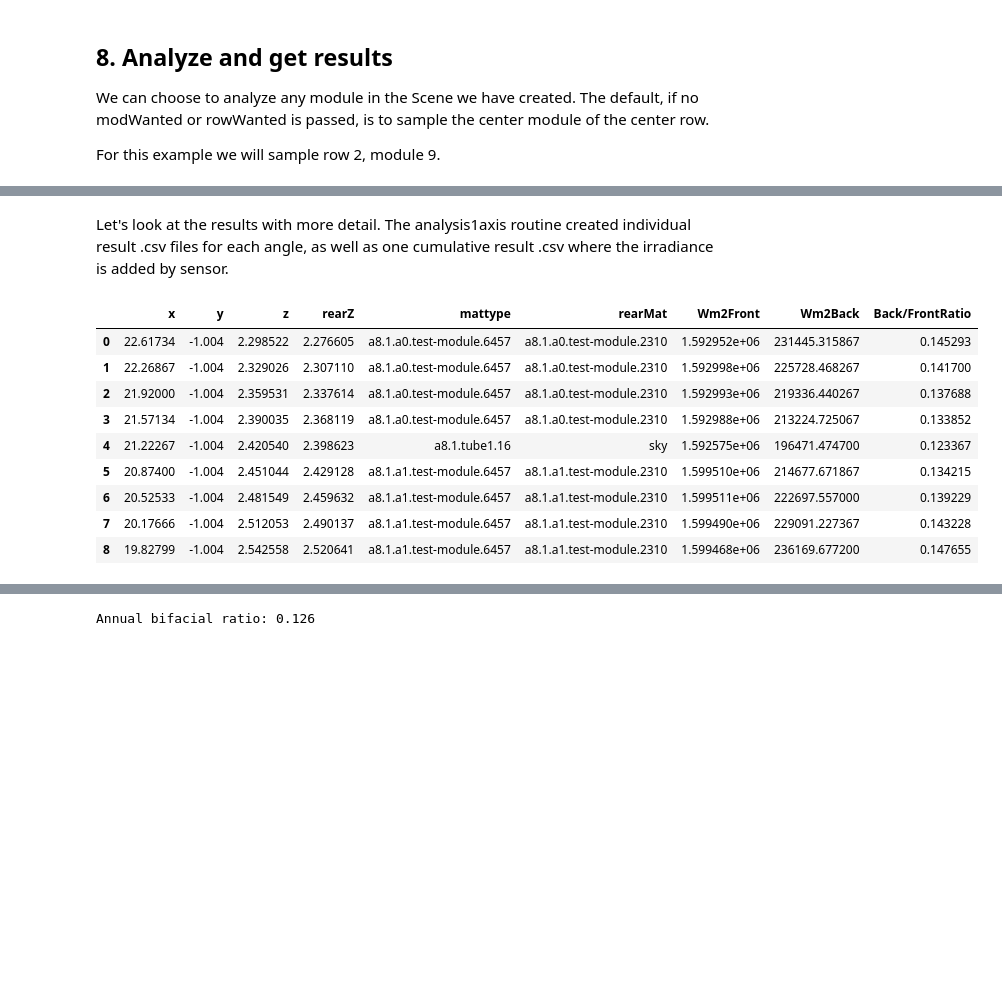
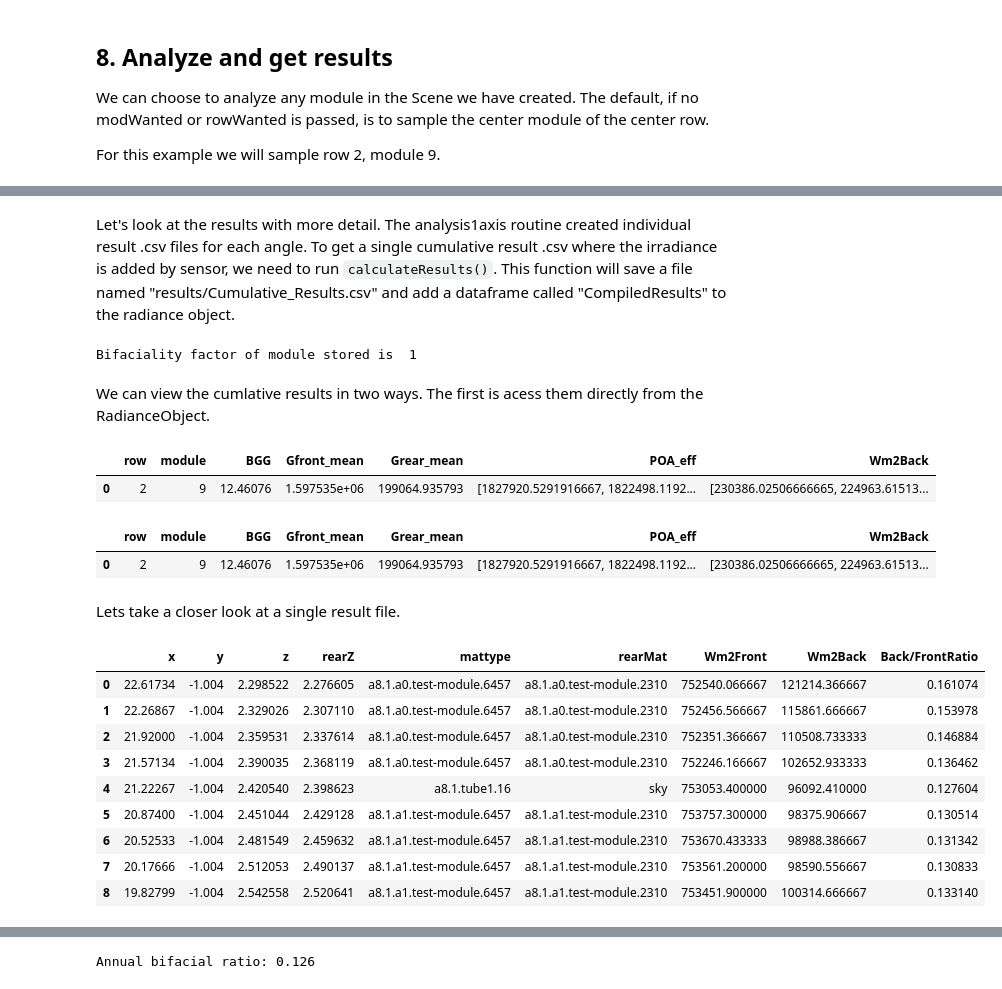
Before and after one commit to NREL/bifacial_radiance, a Jupyter notebook: docs/tutorials/2 - Introductory Example - Single Axis Tracking with cumulative Sky.ipynb, the cells around one changed output, grey strips where cells are left out. Cells and saved outputs as stored; diff of their text form; code cells hidden in the pictures; blank space fills up the shorter version.

```diff
--- a/docs/tutorials/2 - Introductory Example - Single Axis Tracking with cumulative Sky.ipynb
+++ b/docs/tutorials/2 - Introductory Example - Single Axis Tracking with cumulative Sky.ipynb
@@ -238,19 +228,40 @@ Saved: cumulative_results__Row_2_Module_09.csv
 # %% [markdown]
-Let's look at the results with more detail. The analysis1axis routine created individual result .csv files for each angle, as well as one cumulative result .csv where the irradiance is added by sensor.
+Let's look at the results with more detail. The analysis1axis routine created individual result .csv files for each angle. To get a single cumulative result .csv where the irradiance is added by sensor, we need to run `calculateResults()`. This function will save a file named "results/Cumulative_Results.csv" and add a dataframe called "CompiledResults" to the radiance object.
-# %%
-results = load.read1Result('cumulative_results__Row_2_Module_09.csv')
-results
-# %% [output]
-|  | x | y | z | rearZ | mattype | rearMat | Wm2Front | Wm2Back | Back/FrontRatio |
-| 0 | 22.61734 | -1.004 | 2.298522 | 2.276605 | a8.1.a0.test-module.6457 | a8.1.a0.test-module.2310 | 1.592952e+06 | 231445.315867 | 0.145293 |
-| 1 | 22.26867 | -1.004 | 2.329026 | 2.307110 | a8.1.a0.test-module.6457 | a8.1.a0.test-module.2310 | 1.592998e+06 | 225728.468267 | 0.141700 |
-| 2 | 21.92000 | -1.004 | 2.359531 | 2.337614 | a8.1.a0.test-module.6457 | a8.1.a0.test-module.2310 | 1.592993e+06 | 219336.440267 | 0.137688 |
-| 3 | 21.57134 | -1.004 | 2.390035 | 2.368119 | a8.1.a0.test-module.6457 | a8.1.a0.test-module.2310 | 1.592988e+06 | 213224.725067 | 0.133852 |
-| 4 | 21.22267 | -1.004 | 2.420540 | 2.398623 | a8.1.tube1.16 | sky | 1.592575e+06 | 196471.474700 | 0.123367 |
-| 5 | 20.87400 | -1.004 | 2.451044 | 2.429128 | a8.1.a1.test-module.6457 | a8.1.a1.test-module.2310 | 1.599510e+06 | 214677.671867 | 0.134215 |
-| 6 | 20.52533 | -1.004 | 2.481549 | 2.459632 | a8.1.a1.test-module.6457 | a8.1.a1.test-module.2310 | 1.599511e+06 | 222697.557000 | 0.139229 |
-| 7 | 20.17666 | -1.004 | 2.512053 | 2.490137 | a8.1.a1.test-module.6457 | a8.1.a1.test-module.2310 | 1.599490e+06 | 229091.227367 | 0.143228 |
-| 8 | 19.82799 | -1.004 | 2.542558 | 2.520641 | a8.1.a1.test-module.6457 | a8.1.a1.test-module.2310 | 1.599468e+06 | 236169.677200 | 0.147655 |
+# %%
+trackerdict = demo.calculateResults()
+# %% [output]
+Bifaciality factor of module stored is  1
+# %% [markdown]
+We can view the cumlative results in two ways. The first is acess them directly from the RadianceObject.
+# %%
+demo.CompiledResults
+# %% [output]
+|  | row | module | BGG | Gfront_mean | Grear_mean | POA_eff | Wm2Back |
+| 0 | 2 | 9 | 12.46076 | 1.597535e+06 | 199064.935793 | [1827920.5291916667, 1822498.1192... | [230386.02506666665, 224963.61513... |
+# %%
+resultPath = os.path.join('results','Cumulative_Results.csv')
+cumulativeResults = load.read1Result(resultPath)
+cumulativeResults
+# %% [output]
+|  | row | module | BGG | Gfront_mean | Grear_mean | POA_eff | Wm2Back |
+| 0 | 2 | 9 | 12.46076 | 1.597535e+06 | 199064.935793 | [1827920.5291916667, 1822498.1192... | [230386.02506666665, 224963.61513... |
+# %% [markdown]
+Lets take a closer look at a single result file.
+# %%
+resultPath = os.path.join('results','irr_1axis_-5.0_Row2_Module9.csv')
+results = load.read1Result(resultPath)
+results
+# %% [output]
+|  | x | y | z | rearZ | mattype | rearMat | Wm2Front | Wm2Back | Back/FrontRatio |
+| 0 | 22.61734 | -1.004 | 2.298522 | 2.276605 | a8.1.a0.test-module.6457 | a8.1.a0.test-module.2310 | 752540.066667 | 121214.366667 | 0.161074 |
+| 1 | 22.26867 | -1.004 | 2.329026 | 2.307110 | a8.1.a0.test-module.6457 | a8.1.a0.test-module.2310 | 752456.566667 | 115861.666667 | 0.153978 |
+| 2 | 21.92000 | -1.004 | 2.359531 | 2.337614 | a8.1.a0.test-module.6457 | a8.1.a0.test-module.2310 | 752351.366667 | 110508.733333 | 0.146884 |
+| 3 | 21.57134 | -1.004 | 2.390035 | 2.368119 | a8.1.a0.test-module.6457 | a8.1.a0.test-module.2310 | 752246.166667 | 102652.933333 | 0.136462 |
+| 4 | 21.22267 | -1.004 | 2.420540 | 2.398623 | a8.1.tube1.16 | sky | 753053.400000 | 96092.410000 | 0.127604 |
+| 5 | 20.87400 | -1.004 | 2.451044 | 2.429128 | a8.1.a1.test-module.6457 | a8.1.a1.test-module.2310 | 753757.300000 | 98375.906667 | 0.130514 |
+| 6 | 20.52533 | -1.004 | 2.481549 | 2.459632 | a8.1.a1.test-module.6457 | a8.1.a1.test-module.2310 | 753670.433333 | 98988.386667 | 0.131342 |
+| 7 | 20.17666 | -1.004 | 2.512053 | 2.490137 | a8.1.a1.test-module.6457 | a8.1.a1.test-module.2310 | 753561.200000 | 98590.556667 | 0.130833 |
+| 8 | 19.82799 | -1.004 | 2.542558 | 2.520641 | a8.1.a1.test-module.6457 | a8.1.a1.test-module.2310 | 753451.900000 | 100314.666667 | 0.133140 |
 # %% [markdown]
 There are various things to notice:
 
```
Also changed, not shown: parts of 7 cells of this notebook, 1 other file.
